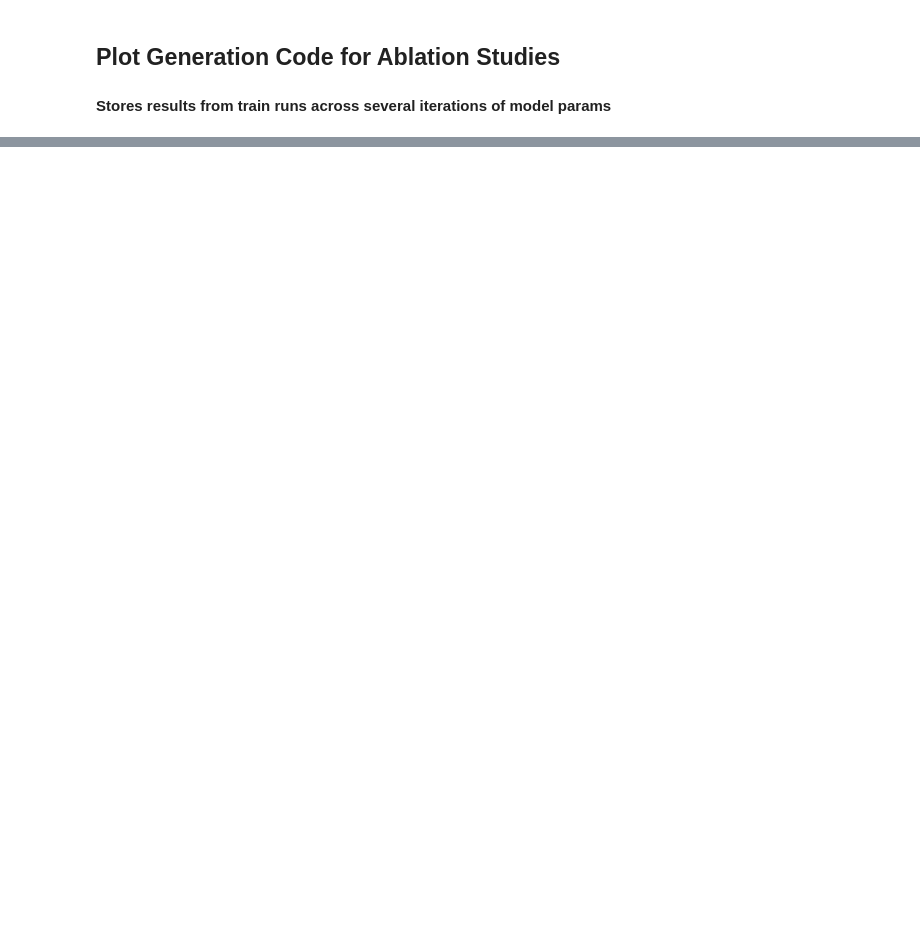
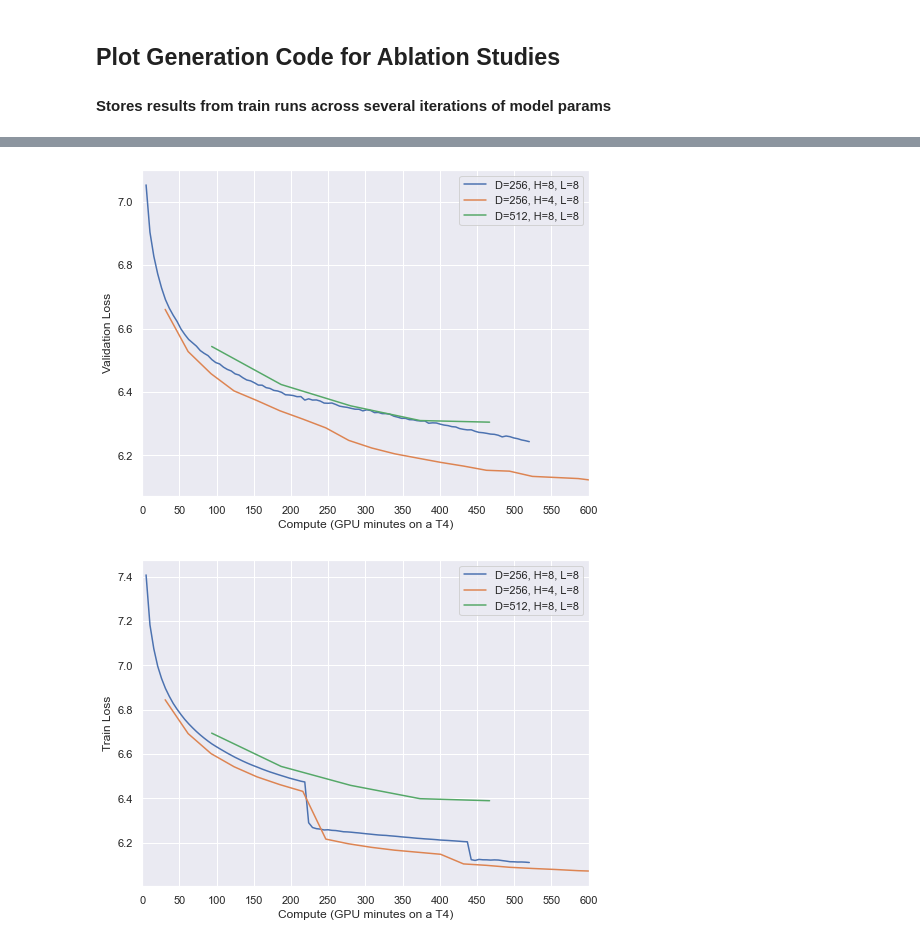
Before and after one commit to alex-mous/LLaMA-Train, a Jupyter notebook: notebooks/Results_Plots.ipynb, the cells around one changed output, grey strips where cells are left out. Cells and saved outputs as stored; diff of their text form; code cells hidden in the pictures; blank space fills up the shorter version.

```diff
--- a/notebooks/Results_Plots.ipynb
+++ b/notebooks/Results_Plots.ipynb
@@ -226,0 +83,30 @@ gen_plot(
+# %%
+mins_per_batch = {
+    'D=256, H=8, L=8': 312.17/60,
+    'D=256, H=4, L=8': 1851.03/60,
+    'D=512, H=8, L=8': 5602.62/60
+}
+
+train_loss, val_loss = get_losses(list(mins_per_batch.keys()), "../data/big-results/")
+
+gen_plot(
+    mins_per_batch,
+    val_loss,
+    "", #"Large-scale Data: Ablation Study of Dimension",
+    0,
+    600,
+    50
+)
+
+gen_plot(
+    mins_per_batch,
+    train_loss,
+    "", #"Large-scale Data: Compute vs. Train Loss",
+    0,
+    600,
+    50,
+    yaxis="Train Loss"
+)
+# %% [output]
+[figure, added]
+[figure, added]
```
Also changed, not shown: parts of 6 cells of this notebook.
